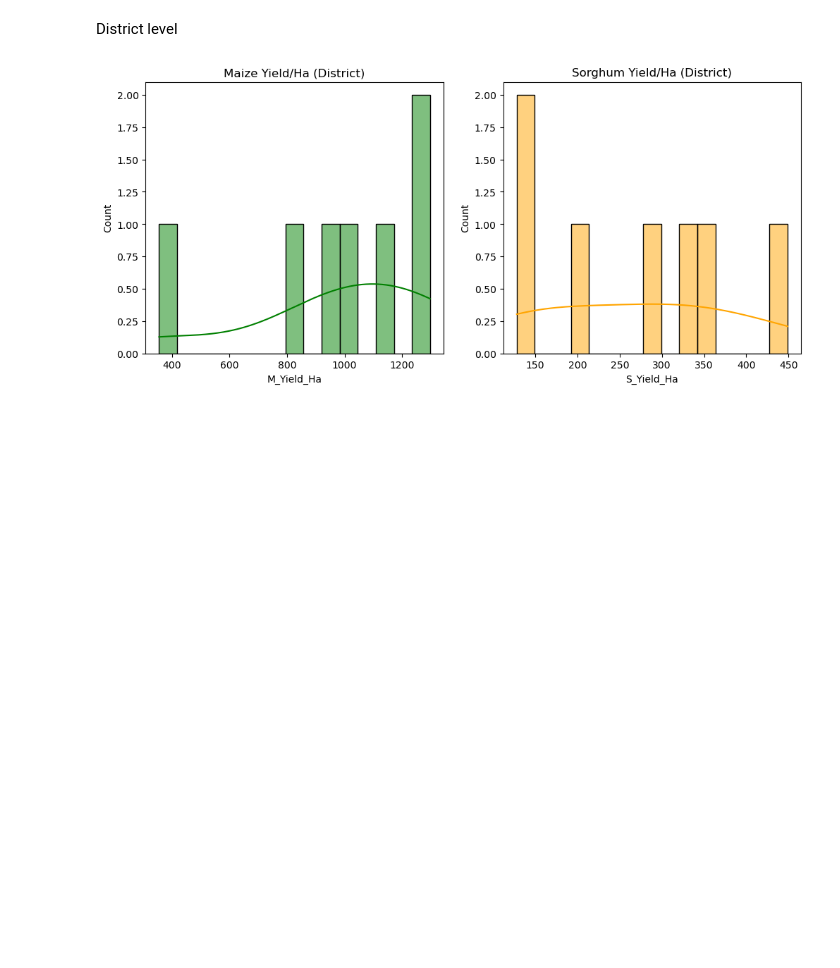
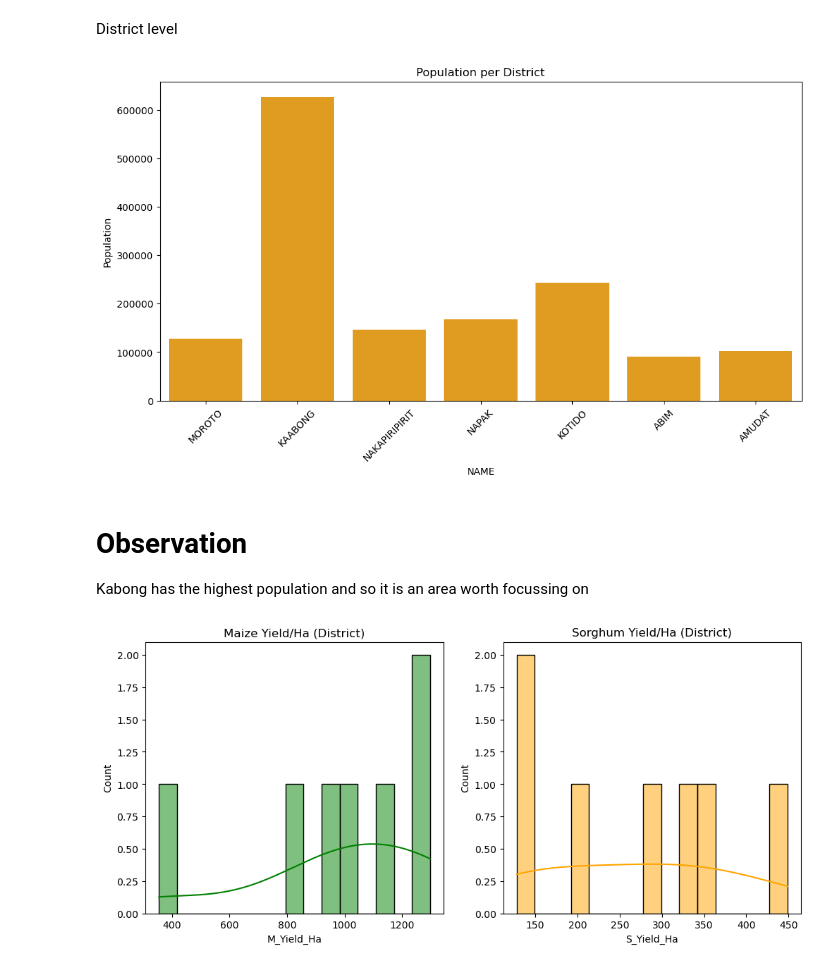
Before and after one commit to lynn-rotich/Food_security_in_Karamoja_area, a Jupyter notebook: foodsecurity.ipynb, the cells around one changed output. Cells and saved outputs as stored; diff of their text form; code cells hidden in the pictures; blank space fills up the shorter version.

```diff
--- a/foodsecurity.ipynb
+++ b/foodsecurity.ipynb
@@ -385,6 +387,19 @@ Mize yield has slightly negative distribution while sorghum yield has slightly p
 For  maize yeild those farms with high areea for cultivation are likely to do well than those with low cultivated area. This is vise versa for soghum
 # %% [markdown]
 District level
+# %%
+plt.figure(figsize=(12,6))
+sns.barplot(x="NAME", y="POP", data=district_df, color="orange")
+plt.xticks(rotation=45)
+plt.ylabel("Population")
+plt.title("Population per District")
+plt.show()
+# %% [output]
+[figure, added]
+# %% [markdown]
+# Observation
+
+Kabong has the highest population and so it is an area worth focussing on
 # %%
 
 fig, axes = plt.subplots(1,2, figsize=(12,5))
```
Also changed, not shown: parts of 4 cells of this notebook, 1 other file.
